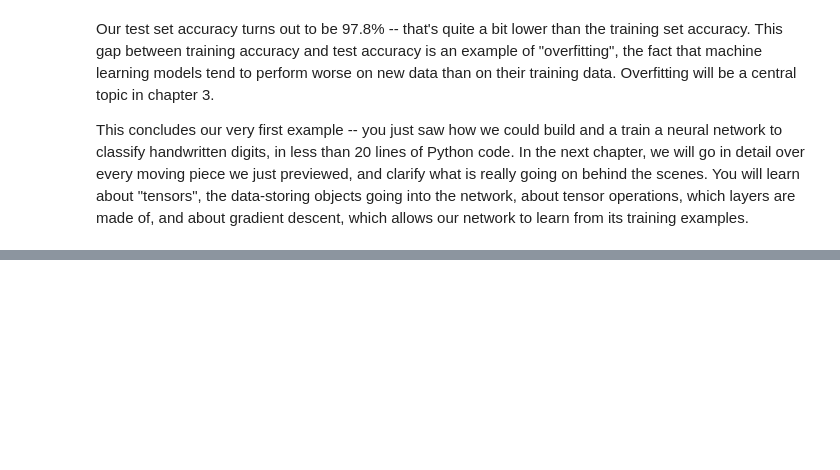
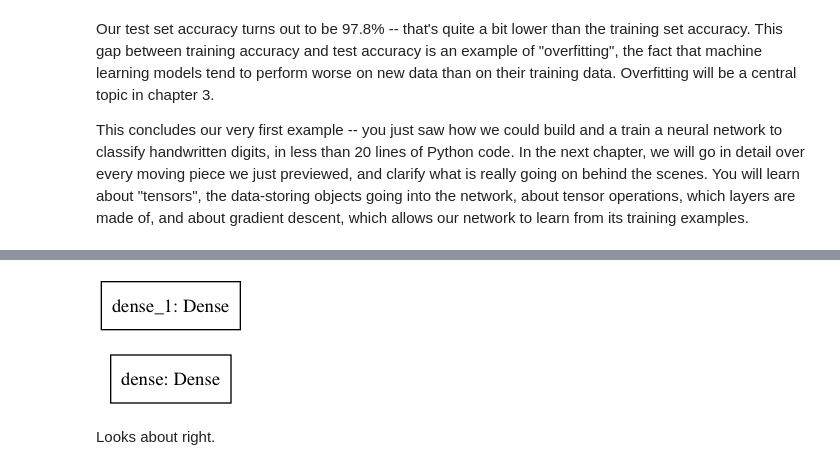
Before and after one commit to pjleimbigler/deep-learning-with-python-notebooks, a Jupyter notebook: 2.1-a-first-look-at-a-neural-network.ipynb, the cells around one changed output, grey strips where cells are left out. Cells and saved outputs as stored; diff of their text form; code cells hidden in the pictures; blank space fills up the shorter version.

```diff
--- a/2.1-a-first-look-at-a-neural-network.ipynb
+++ b/2.1-a-first-look-at-a-neural-network.ipynb
@@ -302,0 +328,7 @@ layers are made of, and about gradient descent, which allows our network to lear
+# %%
+from keras.utils import plot_model
+plot_model(model, rankdir='LR')
+# %% [output]
+[figure, added]
+# %% [markdown]
+Looks about right.
```
Also changed, not shown: parts of 12 cells of this notebook, 1 other file.
